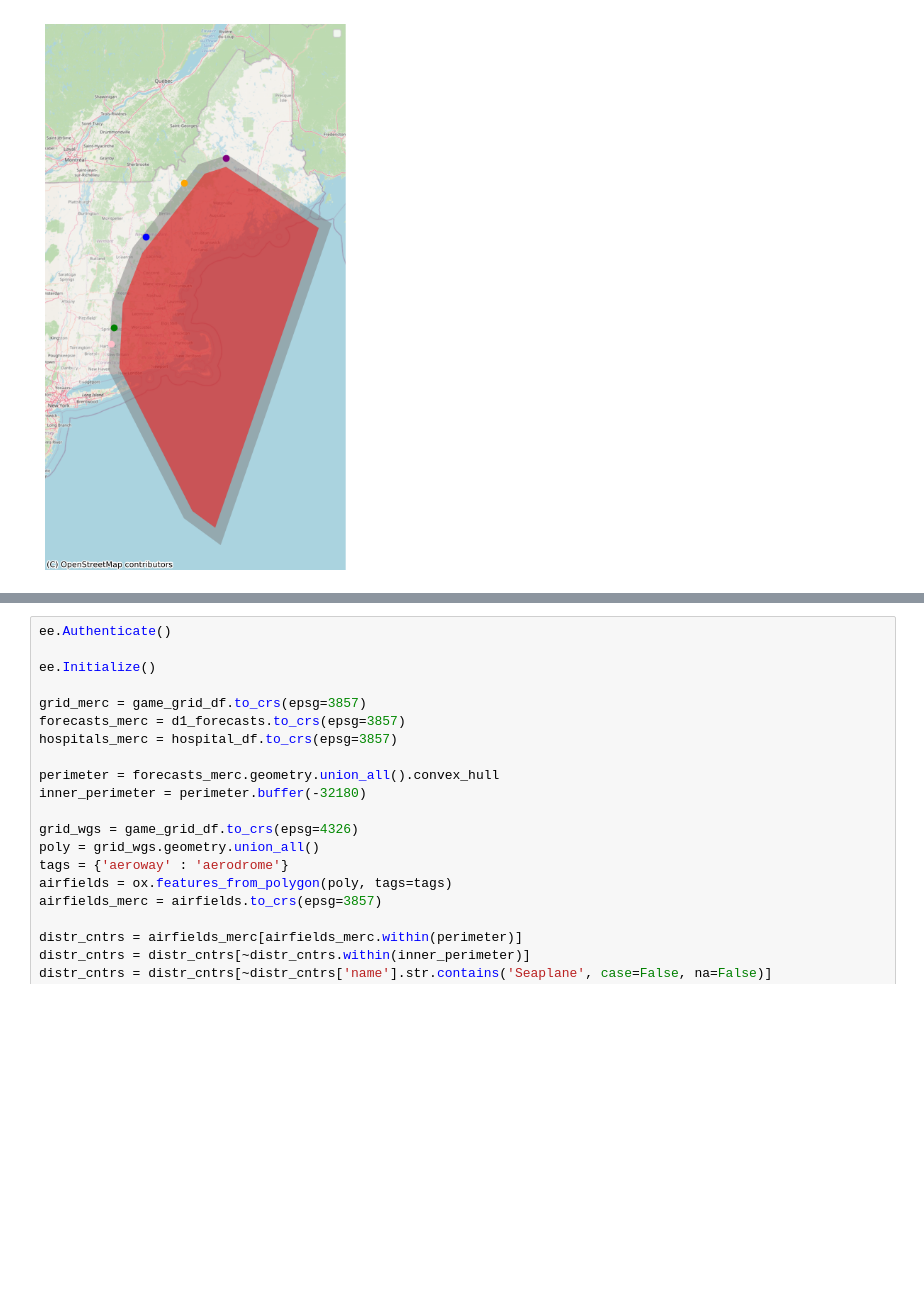
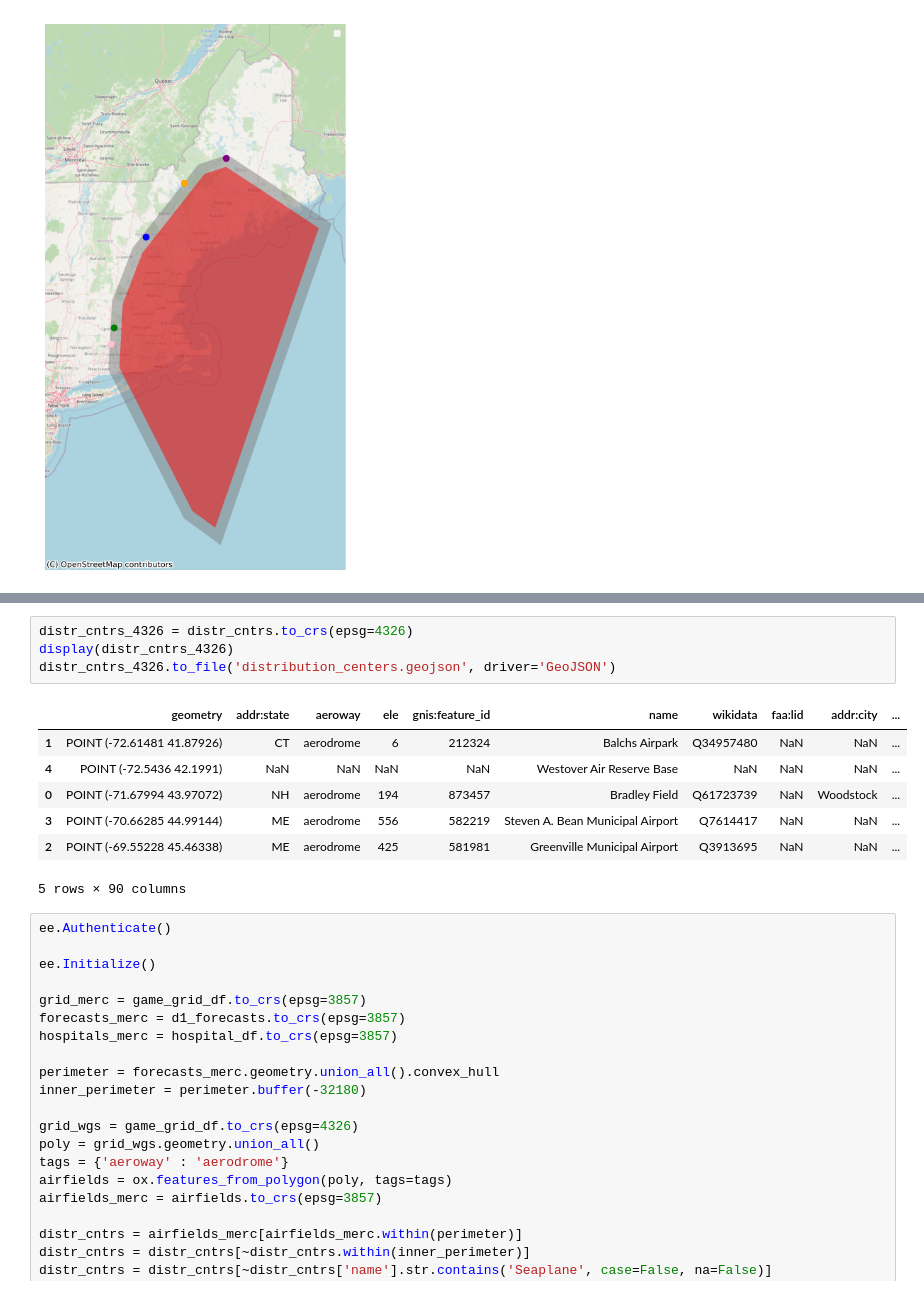
Before and after one commit to bwsi-hadr-2025-final-project/Logistics, a Jupyter notebook: src/Notebook 1.ipynb, the cells around one changed output, grey strips where cells are left out. Saved outputs shown, nothing was run; the diff lists cells and outputs as text; blank space fills up the shorter version.

```diff
--- a/src/Notebook 1.ipynb
+++ b/src/Notebook 1.ipynb
@@ -281,4 +281,16 @@ display(distr_cntrs)
 5 rows × 90 columns
+# %%
+distr_cntrs_4326 = distr_cntrs.to_crs(epsg=4326)
+display(distr_cntrs_4326)
+distr_cntrs_4326.to_file('distribution_centers.geojson', driver='GeoJSON')
+# %% [output]
+|  | geometry | addr:state | aeroway | ele | gnis:feature_id | name | wikidata | faa:lid | addr:city | ... |
+| 1 | POINT (-72.61481 41.87926) | CT | aerodrome | 6 | 212324 | Balchs Airpark | Q34957480 | NaN | NaN | ... |
+| 4 | POINT (-72.5436 42.1991) | NaN | NaN | NaN | NaN | Westover Air Reserve Base | NaN | NaN | NaN | ... |
+| 0 | POINT (-71.67994 43.97072) | NH | aerodrome | 194 | 873457 | Bradley Field | Q61723739 | NaN | Woodstock | ... |
+| 3 | POINT (-70.66285 44.99144) | ME | aerodrome | 556 | 582219 | Steven A. Bean Municipal Airport | Q7614417 | NaN | NaN | ... |
+| 2 | POINT (-69.55228 45.46338) | ME | aerodrome | 425 | 581981 | Greenville Municipal Airport | Q3913695 | NaN | NaN | ... |
+5 rows × 90 columns
 # %%
 ee.Authenticate()
 
```
Also changed, not shown: parts of 1 cell of this notebook.
